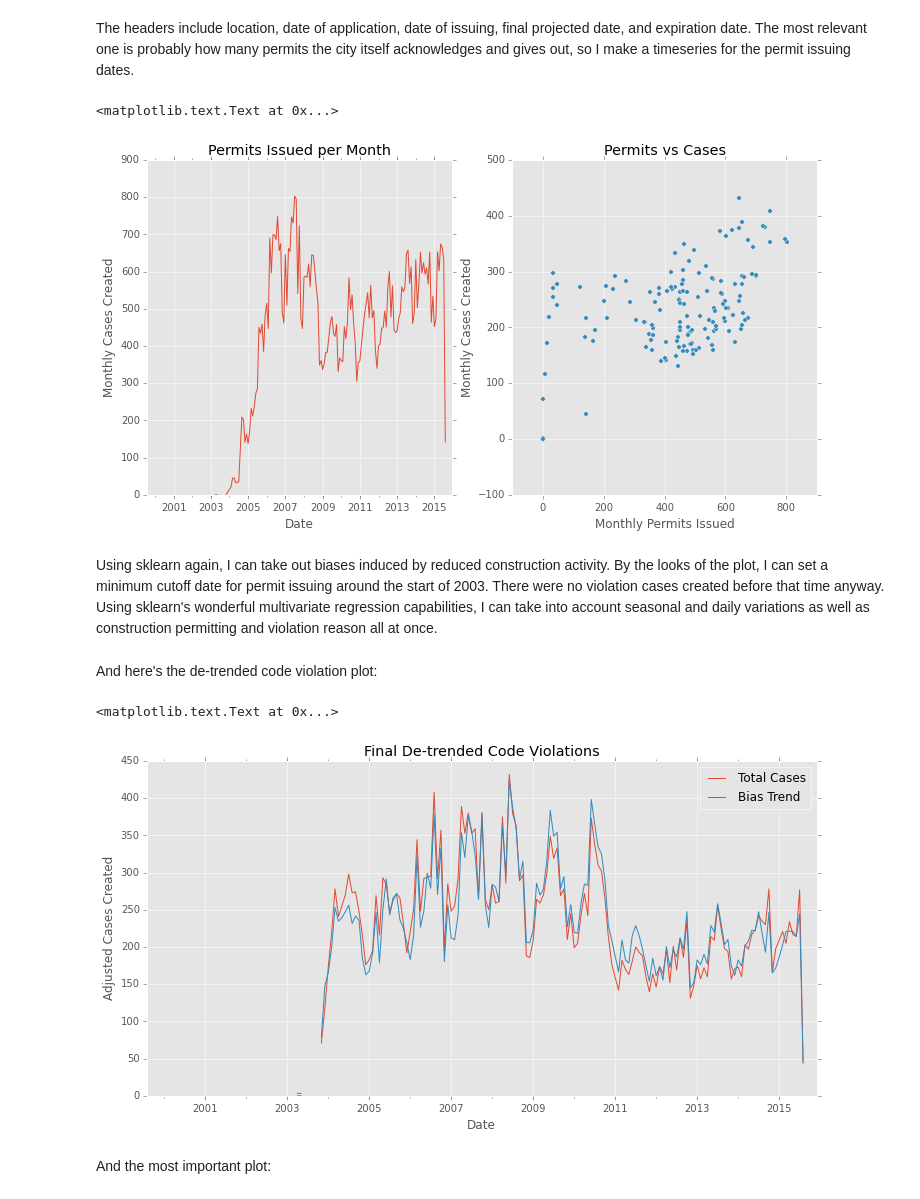
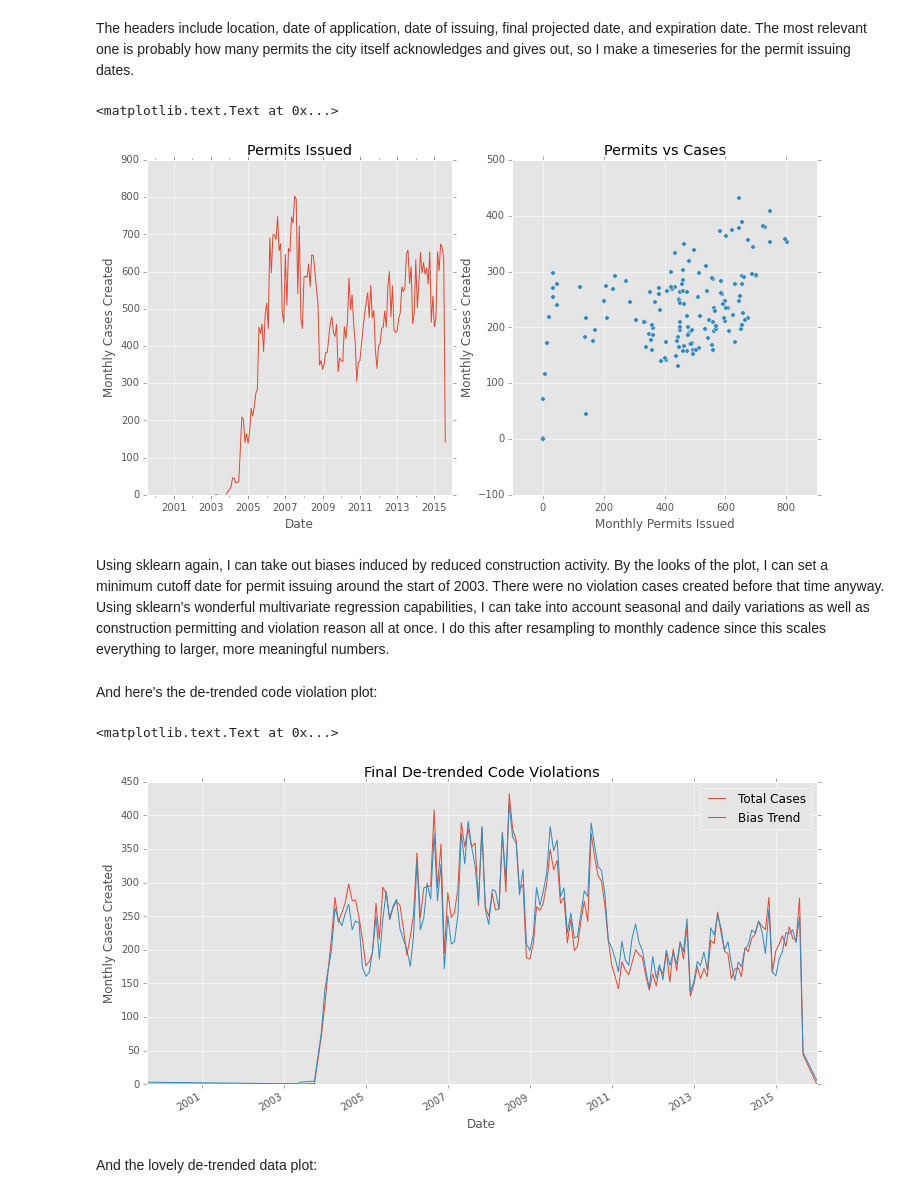
Before and after one commit to RaySSharma/code-violations-seattle, a Jupyter notebook: CodeViolationsSeattle.ipynb, the cells around one changed output. Cells and saved outputs as stored; diff of their text form; code cells hidden in the pictures.

```diff
--- a/CodeViolationsSeattle.ipynb
+++ b/CodeViolationsSeattle.ipynb
@@ -109,5 +119,5 @@ SEASON = {1:'Winter', 2:'Winter', 3:'Winter', 4:'Spring', 5:'Spring', 6:'Spring'
           7:'Summer', 8:'Summer', 9:'Summer', 10:'Autumn', 11:'Autumn', 12:'Winter'}
 
 inspections['Case Season'] = pd.Series([SEASON[i] for i in inspections.index.month], index=inspections.index)
-violations['Case Season'] = pd.Series([SEASON[i] for i in pd.DatetimeIndex(violations.index).month],
+violations['Case Season'] = pd.Series([SEASON[i] for i in violations.index.month],
                                       index=violations.index)
@@ -293,7 +302,7 @@ inspections['Issue Permit'] = inspections['Issue Permit'].fillna(0)
 # %%
 fig, axes = plt.subplots(nrows=1, ncols=2, figsize=(12,6))
 
-inspections['Issue Permit'].resample('M', how='sum').plot(ax=axes[0], title='Permits Issued per Month')
+inspections['Issue Permit'].resample('M', how='sum').plot(ax=axes[0], title='Permits Issued')
 inspections.resample('M', how='sum').plot(kind='scatter', ax=axes[1], x='Issue Permit',
                                           y='Case Creation', title='Permits vs Cases')
 
@@ -303,26 +312,28 @@ axes[1].set_ylabel('Monthly Cases Created')
 axes[1].set_xlabel('Monthly Permits Issued')
 # %% [output]
 <matplotlib.text.Text at 0x...>
-[figure, old version]
+[figure, new version]
 # %% [markdown]
-Using sklearn again, I can take out biases induced by reduced construction activity. By the looks of the plot, I can set a minimum cutoff date for permit issuing around the start of 2003. There were no violation cases created before that time anyway. Using sklearn's wonderful multivariate regression capabilities, I can take into account seasonal and daily variations as well as construction permitting and violation reason all at once.
+Using sklearn again, I can take out biases induced by reduced construction activity. By the looks of the plot, I can set a minimum cutoff date for permit issuing around the start of 2003. There were no violation cases created before that time anyway. Using sklearn's wonderful multivariate regression capabilities, I can take into account seasonal and daily variations as well as construction permitting and violation reason all at once. I do this after resampling to monthly cadence since this scales everything to larger, more meaningful numbers.
 # %%
-headers = ['Hours Daylight', 'Case Day Number', 'Issue Permit'] + complaints
-fit = LinearRegression().fit(inspections[headers], inspections['Case Creation'])
+headers = complaints + ['Hours Daylight', 'Case Day Number', 'Issue Permit']
+monthly = inspections.resample('M', how='sum').dropna()
+
+fit = LinearRegression().fit(monthly[headers], monthly['Case Creation'])
 # %% [markdown]
 And here's the de-trended code violation plot:
 # %%
-inspections['Trend3'] = fit.predict(inspections[headers])
-inspections['DeTrended3'] = inspections['Case Creation'] - inspections['Trend3'] + inspections['Trend3'].mean()
+monthly['Trend3'] = fit.predict(monthly[headers])
+monthly['DeTrended3'] = monthly['Case Creation'] - monthly['Trend3'] + monthly['Trend3'].mean()
 
-inspections['Case Creation'].resample('M', how='sum').plot(figsize=(12,6), label='Total Cases', legend=True)
-inspections['Trend3'].resample('M', how='sum').plot(title='Final De-trended Code Violations',
+monthly['Case Creation'].plot(figsize=(12,6), label='Total Cases', legend=True)
+monthly['Trend3'].plot(title='Final De-trended Code Violations',
                                                     label='Bias Trend', legend=True)
 
-plt.ylabel('Adjusted Cases Created') ; plt.xlabel('Date')
+plt.ylabel('Monthly Cases Created') ; plt.xlabel('Date')
 # %% [output]
 <matplotlib.text.Text at 0x...>
-[figure, old version]
+[figure, new version]
 # %% [markdown]
-And the most important plot:
+And the lovely de-trended data plot:
 # %%
```
Also changed, not shown: parts of 30 cells of this notebook.
